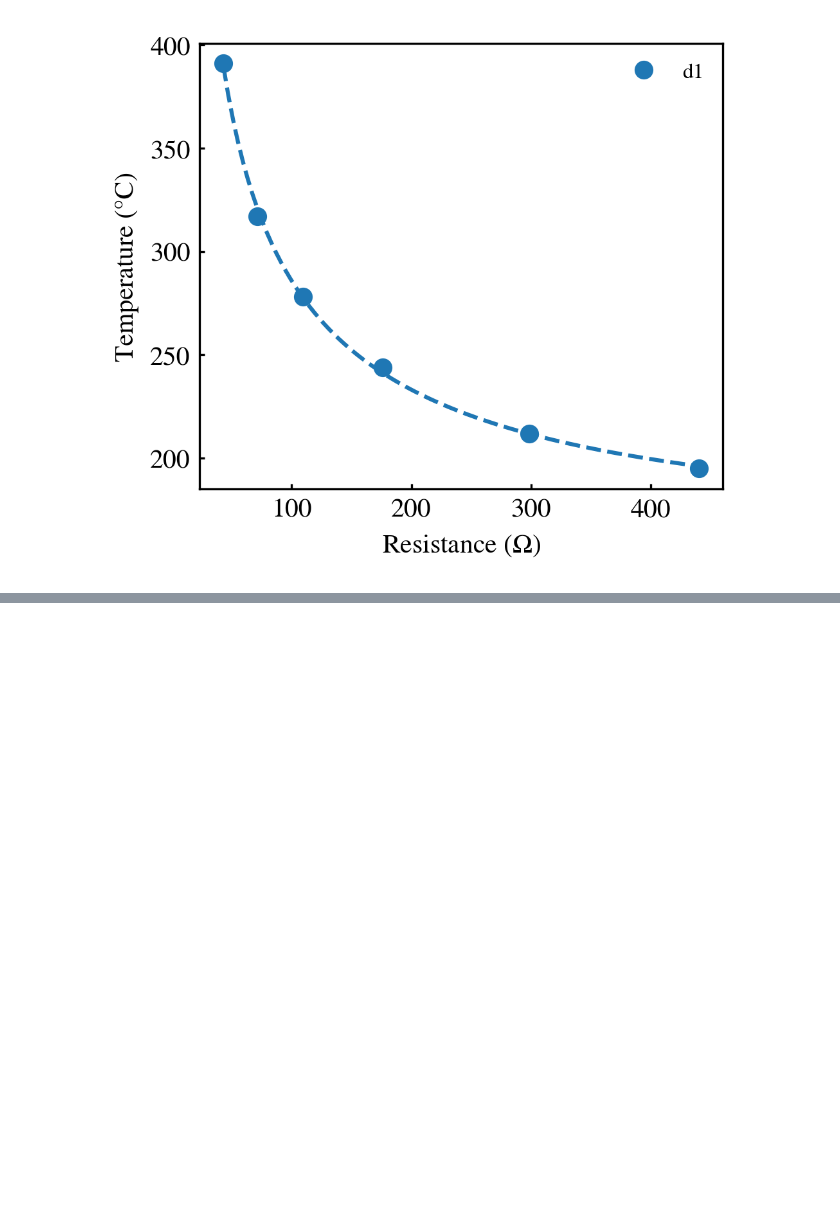
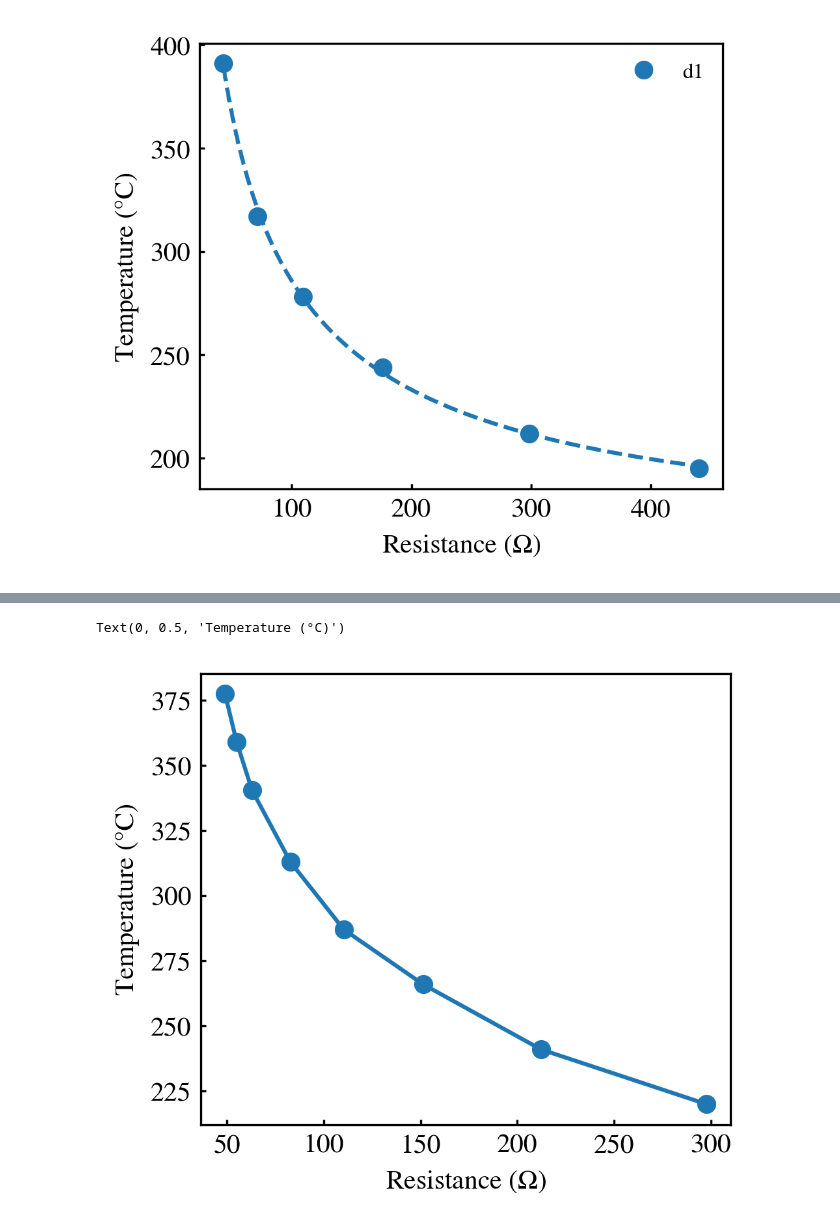
Before and after one commit to ZLoverty/Boralus, a Jupyter notebook: thermistor.ipynb, the cells around one changed output, grey strips where cells are left out. Saved outputs shown, nothing was run; the diff lists cells and outputs as text; code cells hidden in the pictures; blank space fills up the shorter version.

```diff
--- a/thermistor.ipynb
+++ b/thermistor.ipynb
@@ -108,0 +123,4 @@ d1: [array([310.24240981]), array([119.64693759]), array([71.94779604])]
+# %%
+# read the csv containing the measured data points (T, res)
+df = pd.read_csv("~/Documents/protocal.csv").sort_values(by="T")
+df_short = df.loc[df["T"]>200]
@@ -108,0 +142,9 @@ d1: [array([310.24240981]), array([119.64693759]), array([71.94779604])]
+# %%
+# visualize
+plt.figure(figsize=(3.5, 3), dpi=300)
+plt.plot(df_short["res"], df_short["T"], "o", label="d3cal", ls="-")
+plt.xlabel("Resistance ($\\Omega$)")
+plt.ylabel("Temperature (°C)")
+# %% [output]
+Text(0, 0.5, 'Temperature (°C)')
+[figure, added]
```
Also changed, not shown: parts of 8 cells of this notebook.
